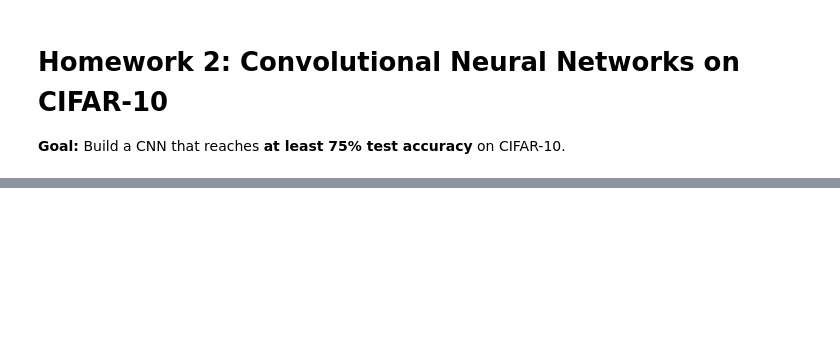
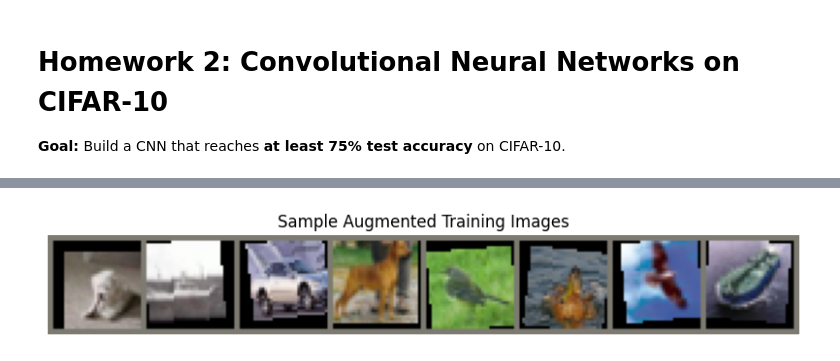
Before and after one commit to bberrium/Picsart-Academy, a Jupyter notebook: Phase 3/DL/notebooks/Anahit_Mkrtumyan_HW2.ipynb, the cells around one changed output, grey strips where cells are left out. Saved outputs shown, nothing was run; the diff lists cells and outputs as text; code cells hidden in the pictures; blank space fills up the shorter version.

```diff
--- a/Phase 3/DL/notebooks/Anahit_Mkrtumyan_HW2.ipynb
+++ b/Phase 3/DL/notebooks/Anahit_Mkrtumyan_HW2.ipynb
@@ -54,6 +60,9 @@ print(f"Train samples: {len(trainset)} | Test samples: {len(testset)}")
 # %%
+mean = torch.tensor(stats[0]).view(3, 1, 1)
+std = torch.tensor(stats[1]).view(3, 1, 1)
+
 def imshow(img, title=None):
-    img = img / 2 + 0.5  # unnormalize
+    img = img * std + mean  # unnormalize
     npimg = img.numpy()
     plt.imshow(np.transpose(npimg, (1, 2, 0)))
     if title:
@@ -66,3 +75,4 @@ images, labels = next(dataiter)
 plt.figure(figsize=(10, 4))
 imshow(torchvision.utils.make_grid(images[:8]), title="Sample Augmented Training Images")
 plt.show()
+# %% [output]
@@ -69,3 +80,4 @@ plt.show()
+[figure, added]
 # %%
 class DeepCNN(nn.Module):
     def __init__(self, num_classes=10):
```
Also changed, not shown: parts of 9 cells of this notebook.
